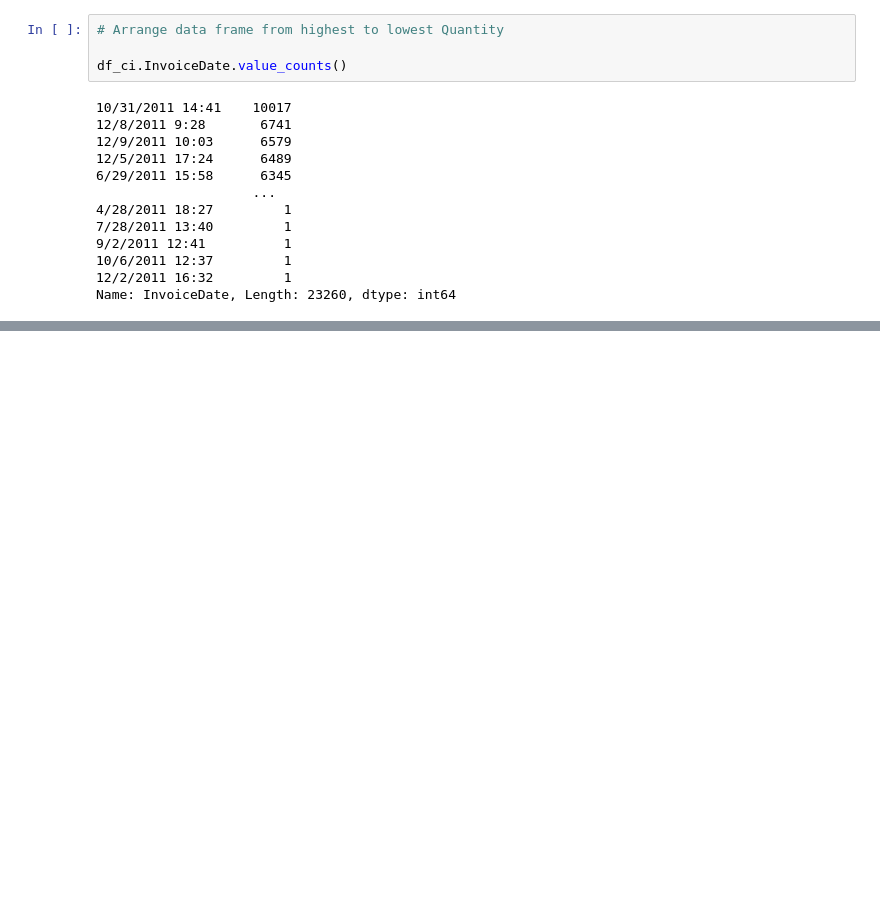
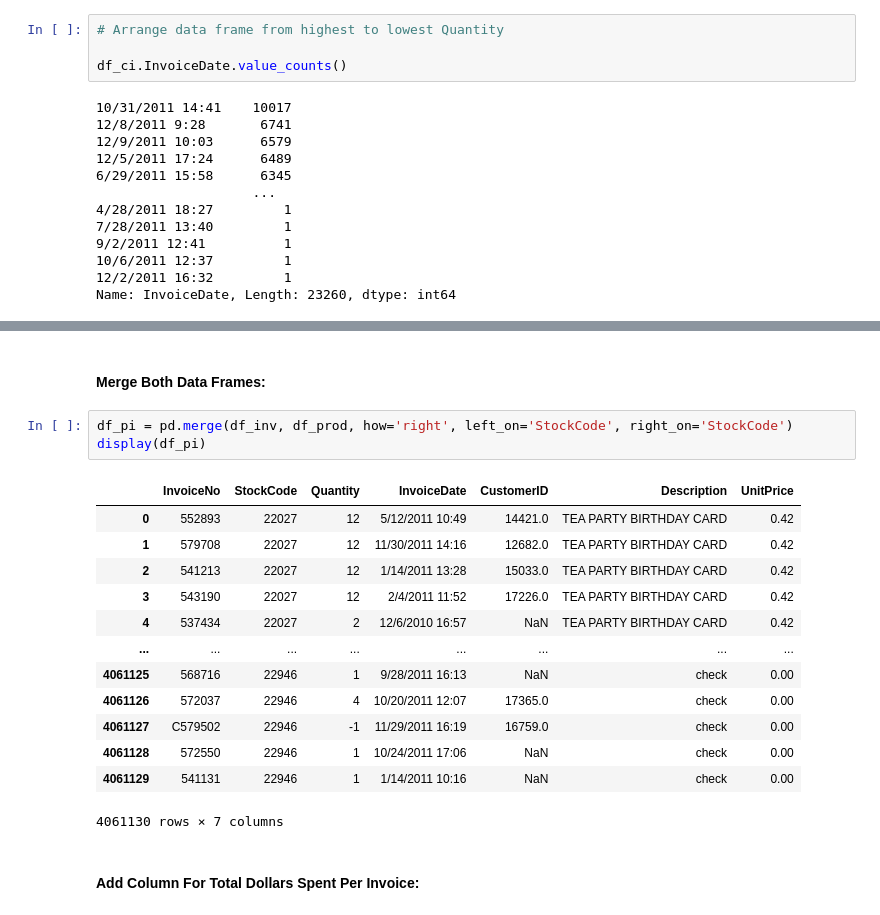
Before and after one commit to ADolbyB/data-science-python, a Jupyter notebook: 07_CaseStudy2/07_CaseStudy2.ipynb, the cells around one changed output, grey strips where cells are left out. Drawn from its saved outputs; the diff is of its cells as text; blank space fills up the shorter version.

```diff
--- a/07_CaseStudy2/07_CaseStudy2.ipynb
+++ b/07_CaseStudy2/07_CaseStudy2.ipynb
@@ -234,0 +446,21 @@ TypeError: descriptor 'strftime' for 'datetime.date' objects doesn't apply to a
+# %% [markdown]
+#### Merge Both Data Frames:
+# %%
+df_pi = pd.merge(df_inv, df_prod, how='right', left_on='StockCode', right_on='StockCode')
+display(df_pi)
+# %% [output]
+|  | InvoiceNo | StockCode | Quantity | InvoiceDate | CustomerID | Description | UnitPrice |
+| 0 | 552893 | 22027 | 12 | 5/12/2011 10:49 | 14421.0 | TEA PARTY BIRTHDAY CARD | 0.42 |
+| 1 | 579708 | 22027 | 12 | 11/30/2011 14:16 | 12682.0 | TEA PARTY BIRTHDAY CARD | 0.42 |
+| 2 | 541213 | 22027 | 12 | 1/14/2011 13:28 | 15033.0 | TEA PARTY BIRTHDAY CARD | 0.42 |
+| 3 | 543190 | 22027 | 12 | 2/4/2011 11:52 | 17226.0 | TEA PARTY BIRTHDAY CARD | 0.42 |
+| 4 | 537434 | 22027 | 2 | 12/6/2010 16:57 | NaN | TEA PARTY BIRTHDAY CARD | 0.42 |
+| ... | ... | ... | ... | ... | ... | ... | ... |
+| 4061125 | 568716 | 22946 | 1 | 9/28/2011 16:13 | NaN | check | 0.00 |
+| 4061126 | 572037 | 22946 | 4 | 10/20/2011 12:07 | 17365.0 | check | 0.00 |
+| 4061127 | C579502 | 22946 | -1 | 11/29/2011 16:19 | 16759.0 | check | 0.00 |
+| 4061128 | 572550 | 22946 | 1 | 10/24/2011 17:06 | NaN | check | 0.00 |
+| 4061129 | 541131 | 22946 | 1 | 1/14/2011 10:16 | NaN | check | 0.00 |
+4061130 rows × 7 columns
+# %% [markdown]
+#### Add Column For Total Dollars Spent Per Invoice:
```
Also changed, not shown: parts of 47 cells of this notebook.
